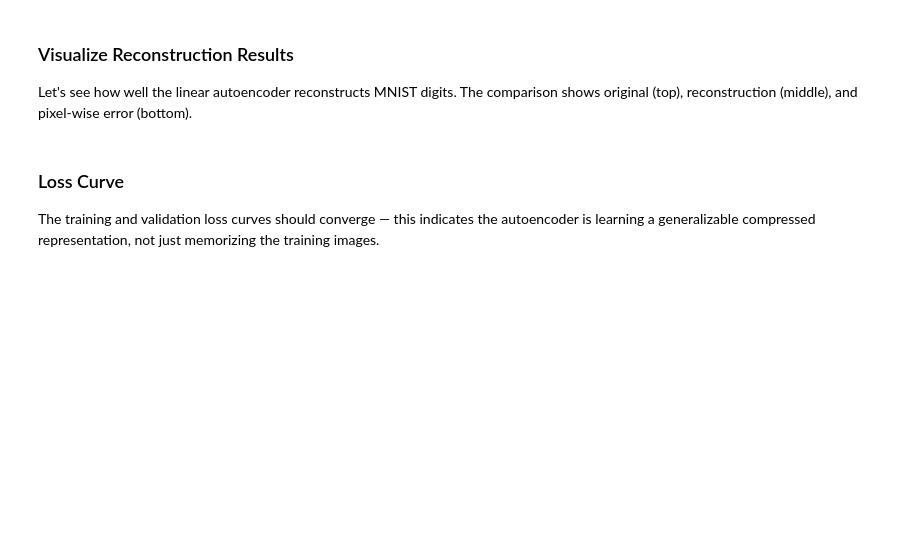
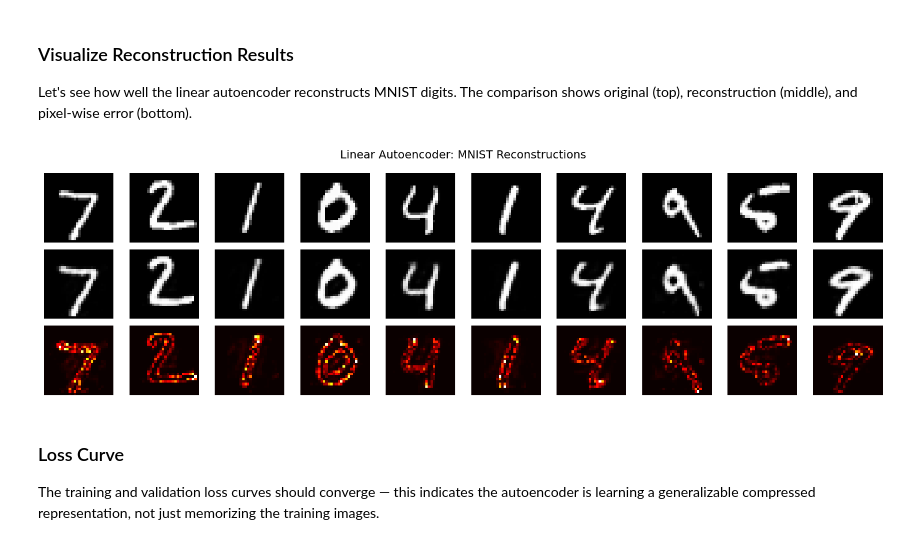
Before and after one commit to pengzhao-ai/Deep-Learning-Curriculum, a Jupyter notebook: day17b_autoencoder_intro/day17b_autoencoder_intro.ipynb, the cells around one changed output. Cells and saved outputs as stored; diff of their text form; code cells hidden in the pictures; blank space fills up the shorter version.

```diff
--- a/day17b_autoencoder_intro/day17b_autoencoder_intro.ipynb
+++ b/day17b_autoencoder_intro/day17b_autoencoder_intro.ipynb
@@ -224,31 +260,34 @@ Let's see how well the linear autoencoder reconstructs MNIST digits. The compari
 # %%
 # Visualize reconstructions
 model_linear.eval()
 images, labels = next(iter(test_loader_mnist))
 images = images.to(device)
-reconstructions, latents = model_linear(images)
+with torch.no_grad():
+    reconstructions, latents = model_linear(images)
 
 fig, axes = plt.subplots(3, 10, figsize=(15, 4.5))
 for i in range(10):
     # Original
     axes[0, i].imshow(images[i].cpu().squeeze(), cmap="gray")
     axes[0, i].axis("off")
     if i == 0: axes[0, i].set_ylabel("Original", fontsize=10)
 
     # Reconstruction
     axes[1, i].imshow(reconstructions[i].cpu().detach().squeeze(), cmap="gray")
     axes[1, i].axis("off")
     if i == 0: axes[1, i].set_ylabel("Recon", fontsize=10)
 
     # Error (absolute difference)
-    error = (images[i] - reconstructions[i]).abs().cpu().squeeze()
+    error = (images[i] - reconstructions[i]).abs().cpu().detach().squeeze()
     im = axes[2, i].imshow(error, cmap="hot")
     axes[2, i].axis("off")
     if i == 0: axes[2, i].set_ylabel("Error", fontsize=10)
 
 plt.suptitle("Linear Autoencoder: MNIST Reconstructions", fontsize=14)
 plt.tight_layout()
 plt.show()
+# %% [output]
+[figure, added]
 # %% [markdown]
 ### Loss Curve
 
```
Also changed, not shown: parts of 14 cells of this notebook, 9 other files.
